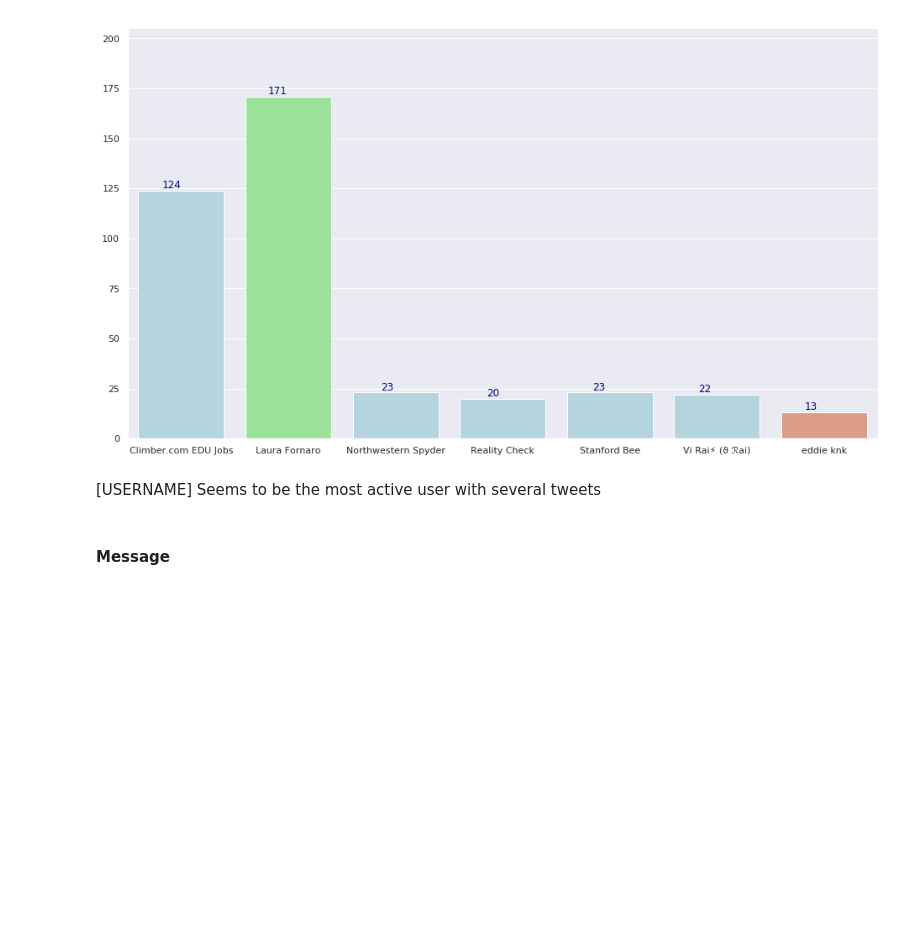
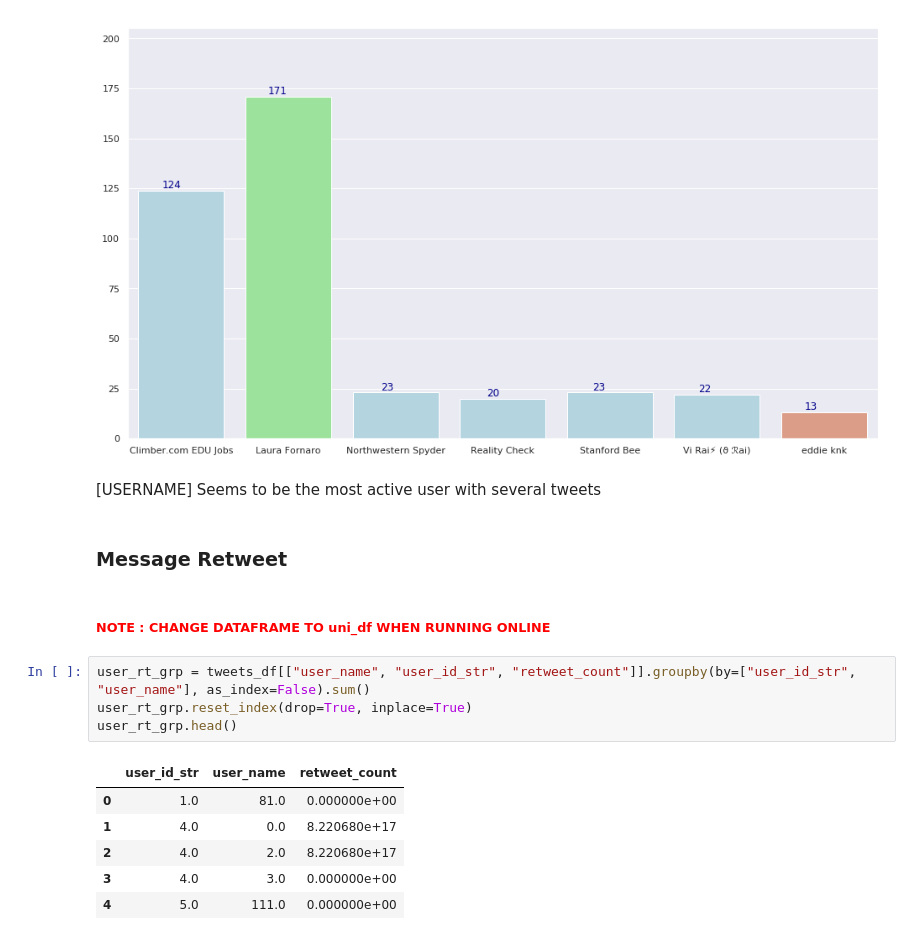
Before and after one commit to DoinGodsWork37/BigDataEngg, a Jupyter notebook: final_project/EDA.ipynb, the cells around one changed output. Saved outputs shown, nothing was run; the diff lists cells and outputs as text; blank space fills up the shorter version.

```diff
--- a/final_project/EDA.ipynb
+++ b/final_project/EDA.ipynb
@@ -209,4 +215,17 @@ plot_bar(data=user_subset, x="user_name", y="id_str", ax=ax)
 # %% [markdown]
 [USERNAME] Seems to be the most active user with several tweets
 # %% [markdown]
-#### Message
+### Message Retweet
+# %% [markdown]
+###### <font color=red> NOTE : CHANGE DATAFRAME TO uni_df WHEN RUNNING ONLINE </font>
+# %%
+user_rt_grp = tweets_df[["user_name", "user_id_str", "retweet_count"]].groupby(by=["user_id_str", "user_name"], as_index=False).sum()
+user_rt_grp.reset_index(drop=True, inplace=True)
+user_rt_grp.head()
+# %% [output]
+|  | user_id_str | user_name | retweet_count |
+| 0 | 1.0 | 81.0 | 0.000000e+00 |
+| 1 | 4.0 | 0.0 | 8.220680e+17 |
+| 2 | 4.0 | 2.0 | 8.220680e+17 |
+| 3 | 4.0 | 3.0 | 0.000000e+00 |
+| 4 | 5.0 | 111.0 | 0.000000e+00 |
```
Also changed, not shown: parts of 15 cells of this notebook.
